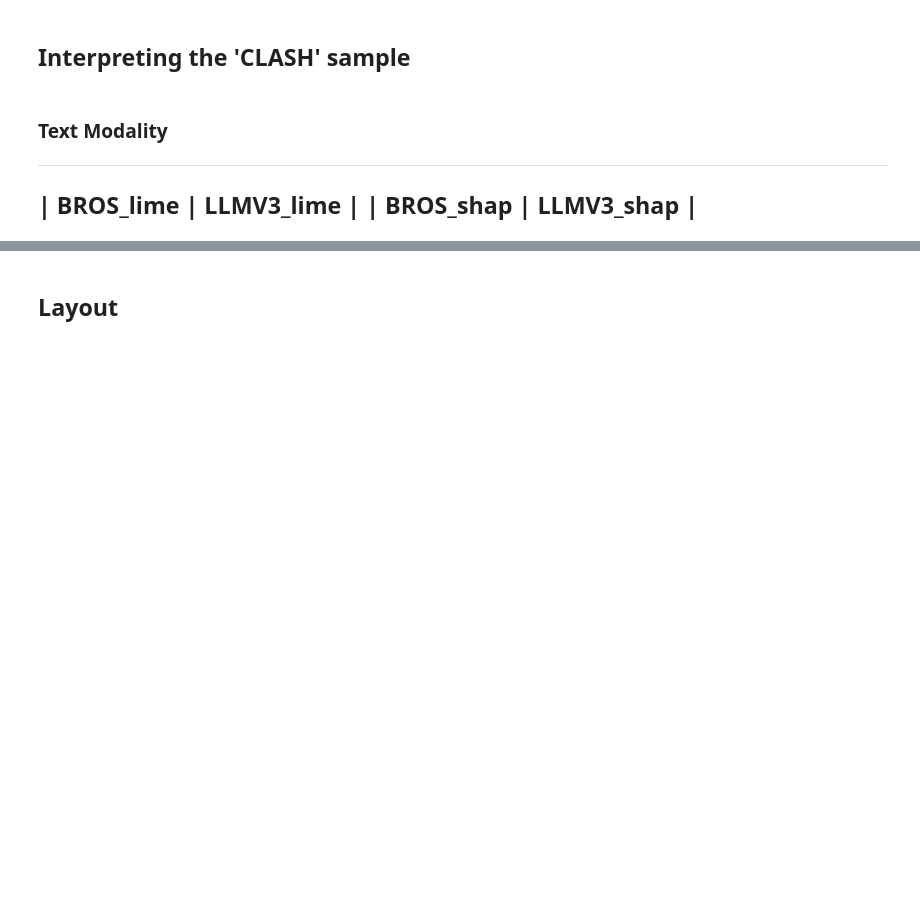
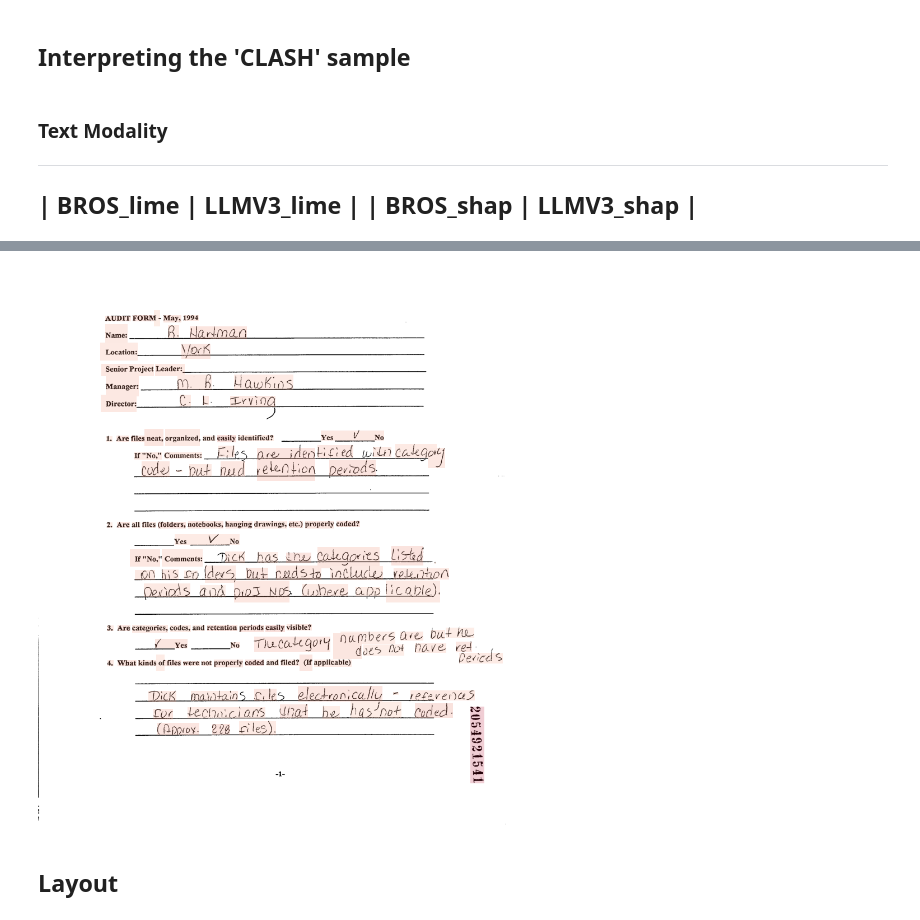
Before and after one commit to adamserag1/Interpretability-for-VRDU-models, a Jupyter notebook: experiments/THESES-DocClas-Local-LLMV3.ipynb, the cells around one changed output, grey strips where cells are left out. Cells and saved outputs as stored; diff of their text form; code cells hidden in the pictures; blank space fills up the shorter version.

```diff
--- a/experiments/THESES-DocClas-Local-LLMV3.ipynb
+++ b/experiments/THESES-DocClas-Local-LLMV3.ipynb
@@ -326,3 +317,7 @@ original probability: 0.16253662109375, pertrubed_probability: 0.995283186435699
+# %%
+  text_explanations_hms['BROS shap']
+# %% [output]
+[figure, added]
 # %% [markdown]
 ## Layout
 # %%
```
Also changed, not shown: parts of 37 cells of this notebook.
